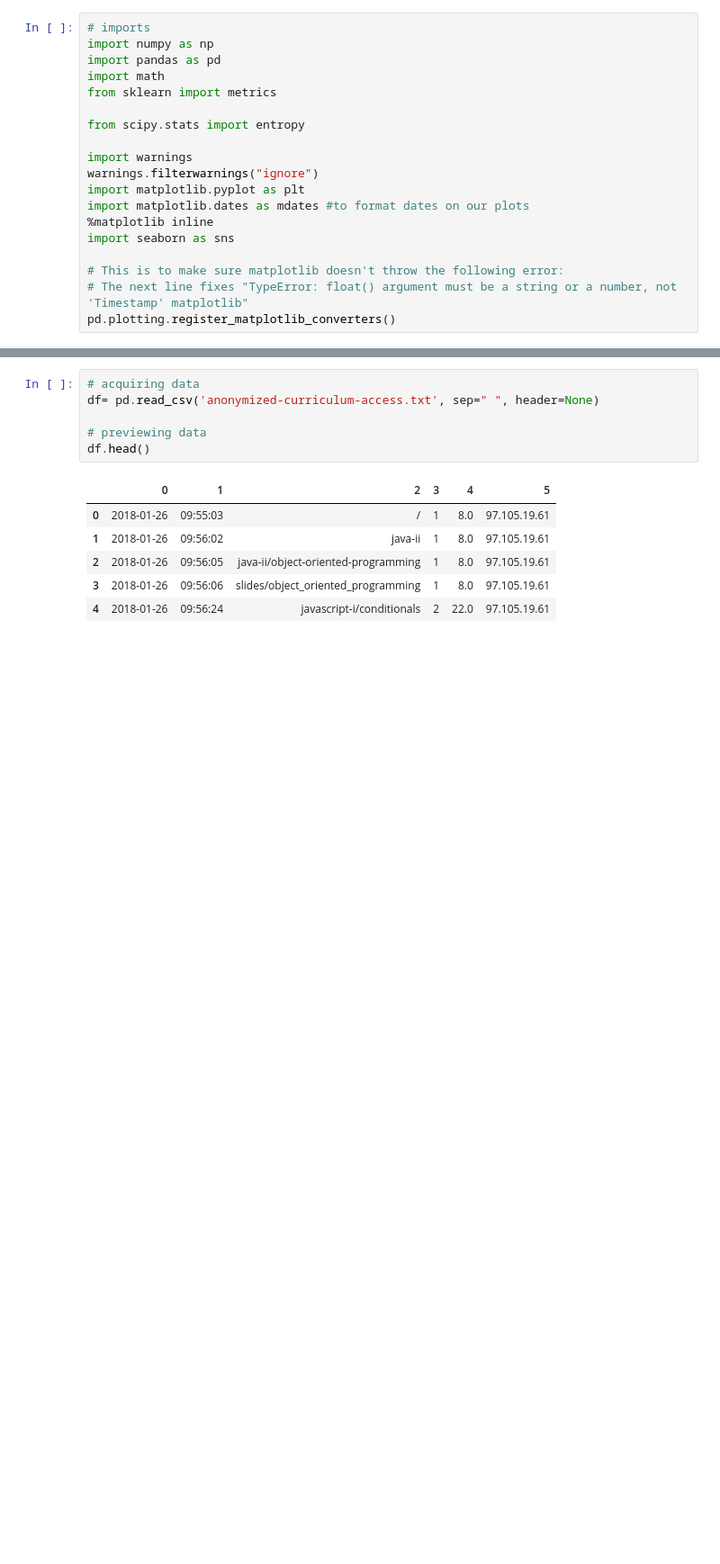
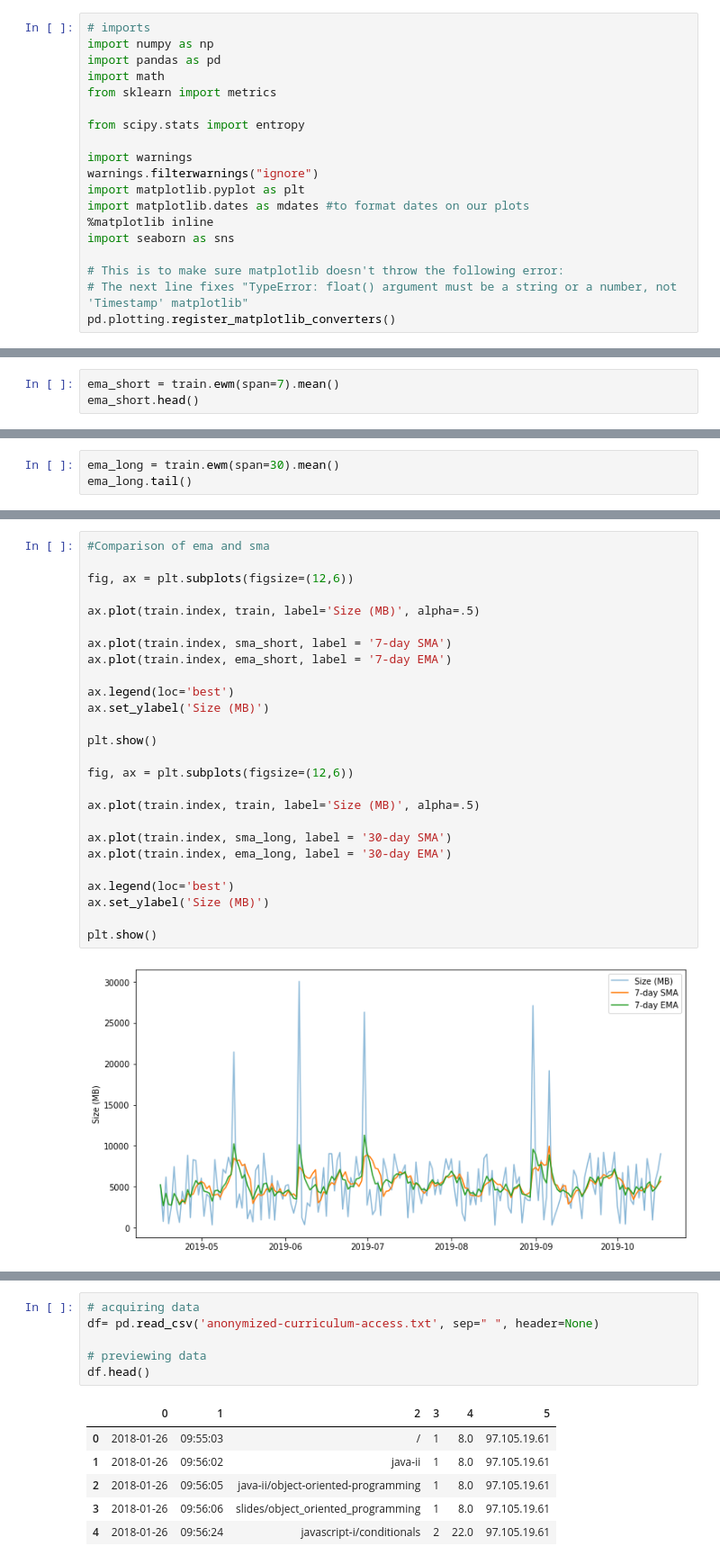
Before and after one commit to SamuelD-Data/anomaly-detection-exercises, a Jupyter notebook: time_series_anomaly_detection.ipynb, the cells around one changed output, grey strips where cells are left out. Shown: that part at 90% size. Drawn from its saved outputs; the diff is of its cells as text; blank space fills up the shorter version.

```diff
--- a/time_series_anomaly_detection.ipynb
+++ b/time_series_anomaly_detection.ipynb
@@ -19,0 +266,3 @@ pd.plotting.register_matplotlib_converters()
+# %%
+ema_short = train.ewm(span=7).mean()
+ema_short.head()
@@ -19,0 +277,3 @@ pd.plotting.register_matplotlib_converters()
+# %%
+ema_long = train.ewm(span=30).mean()
+ema_long.tail()
@@ -19,0 +288,28 @@ pd.plotting.register_matplotlib_converters()
+# %%
+#Comparison of ema and sma
+
+fig, ax = plt.subplots(figsize=(12,6))
+
+ax.plot(train.index, train, label='Size (MB)', alpha=.5)
+
+ax.plot(train.index, sma_short, label = '7-day SMA')
+ax.plot(train.index, ema_short, label = '7-day EMA')
+
+ax.legend(loc='best')
+ax.set_ylabel('Size (MB)')
+
+plt.show()
+
+fig, ax = plt.subplots(figsize=(12,6))
+
+ax.plot(train.index, train, label='Size (MB)', alpha=.5)
+
+ax.plot(train.index, sma_long, label = '30-day SMA')
+ax.plot(train.index, ema_long, label = '30-day EMA')
+
+ax.legend(loc='best')
+ax.set_ylabel('Size (MB)')
+
+plt.show()
+# %% [output]
+[figure, added]
```
Also changed, not shown: parts of 50 cells of this notebook.
